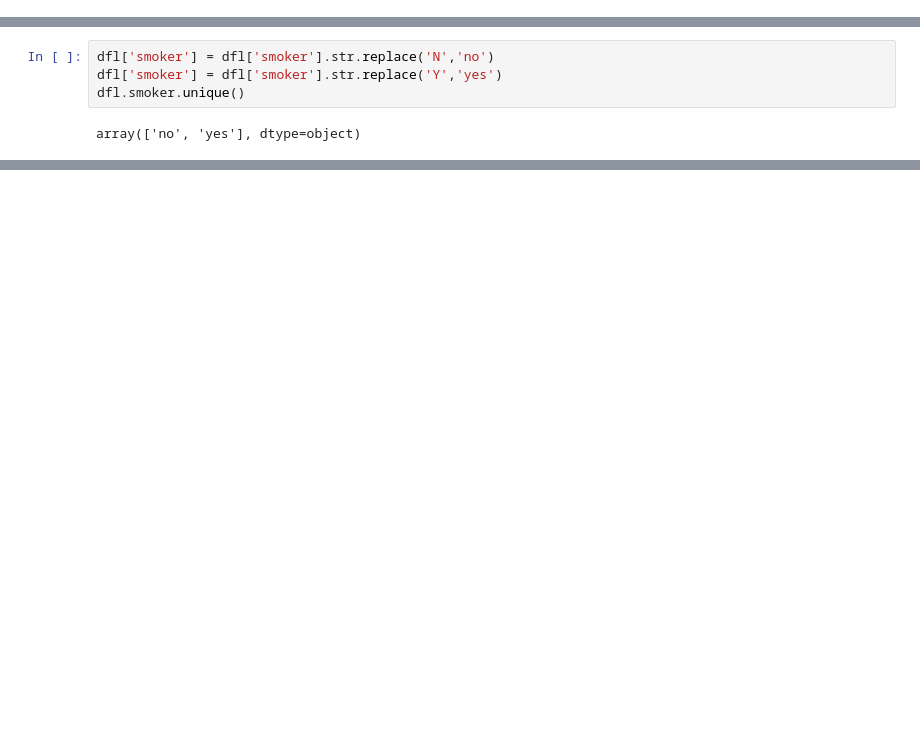
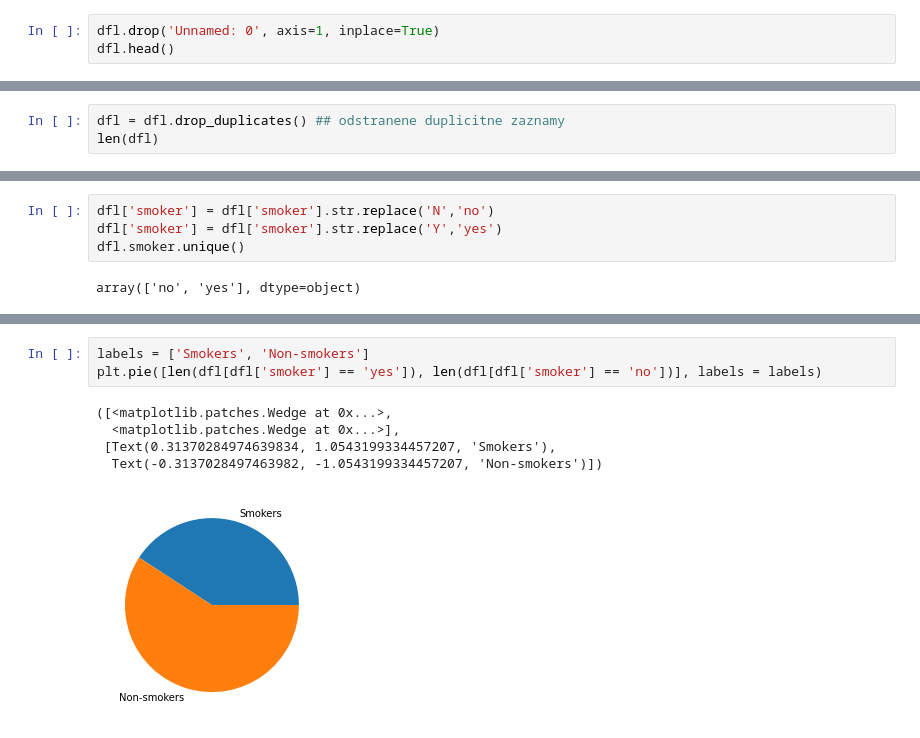
Before and after one commit to hajdu1/IAU-Projekt, a Jupyter notebook: EDA.ipynb, the cells around one changed output, grey strips where cells are left out. Saved outputs shown, nothing was run; the diff lists cells and outputs as text; blank space fills up the shorter version.

Commit message:
data description, hypotheses and plotting v1.0

```diff
--- a/EDA.ipynb
+++ b/EDA.ipynb
@@ -159,0 +102,3 @@ dtype: object
+# %%
+dfl.drop('Unnamed: 0', axis=1, inplace=True)
+dfl.head()
@@ -159,0 +114,3 @@ dtype: object
+# %%
+dfl = dfl.drop_duplicates() ## odstranene duplicitne zaznamy
+len(dfl)
@@ -203,0 +154,9 @@ array(['no', 'yes'], dtype=object)
+# %%
+labels = ['Smokers', 'Non-smokers']
+plt.pie([len(dfl[dfl['smoker'] == 'yes']), len(dfl[dfl['smoker'] == 'no'])], labels = labels)
+# %% [output]
+([<matplotlib.patches.Wedge at 0x...>,
+  <matplotlib.patches.Wedge at 0x...>],
+ [Text(0.31370284974639834, 1.0543199334457207, 'Smokers'),
+  Text(-0.3137028497463982, -1.0543199334457207, 'Non-smokers')])
+[figure, added]
```
Also changed, not shown: parts of 50 cells of this notebook.
